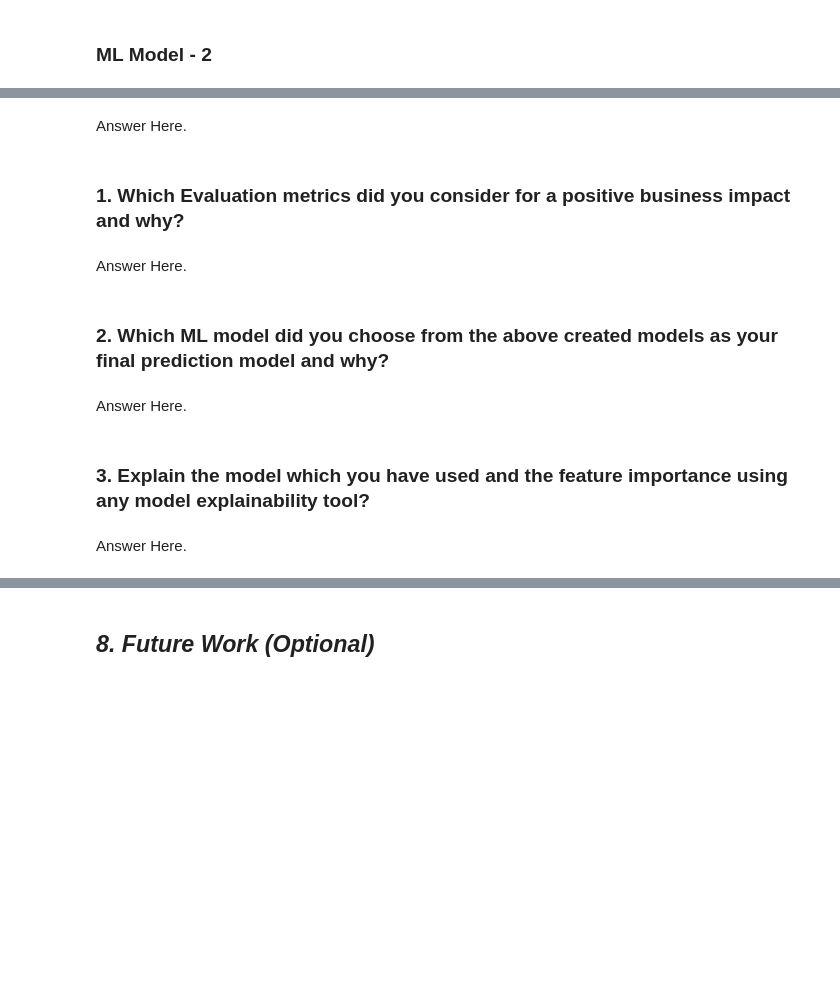
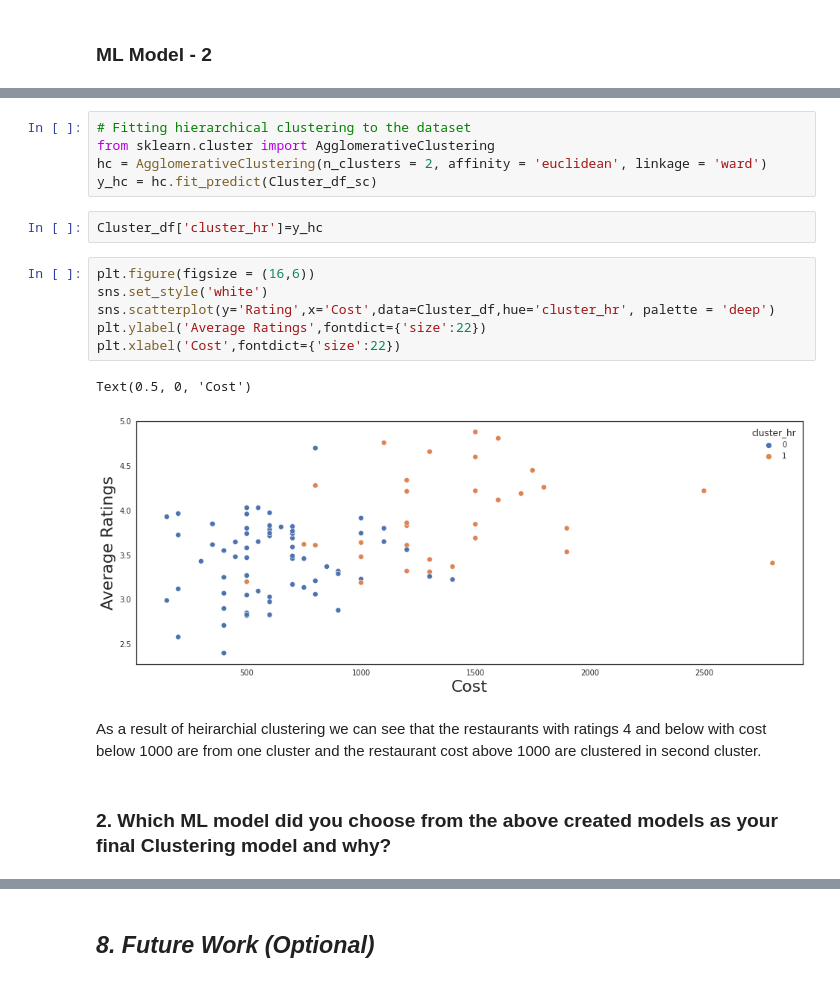
Before and after one commit to CoderPranavRaj/Zomato-Restaurant-Clustering-and-Sentiment-Analysis, a Jupyter notebook: ML_Submission_capstone_4.ipynb, the cells around one changed output, grey strips where cells are left out. Drawn from its saved outputs; the diff is of its cells as text; blank space fills up the shorter version.

```diff
--- a/ML_Submission_capstone_4.ipynb
+++ b/ML_Submission_capstone_4.ipynb
@@ -1509,14 +1407,20 @@ Answer Here.
-# %% [markdown]
-Answer Here.
-# %% [markdown]
-### 1. Which Evaluation metrics did you consider for a positive business impact and why?
-# %% [markdown]
-Answer Here.
+# %%
+# Fitting hierarchical clustering to the dataset
+from sklearn.cluster import AgglomerativeClustering
+hc = AgglomerativeClustering(n_clusters = 2, affinity = 'euclidean', linkage = 'ward')
+y_hc = hc.fit_predict(Cluster_df_sc)
+# %%
+Cluster_df['cluster_hr']=y_hc
+# %%
+plt.figure(figsize = (16,6))
+sns.set_style('white')
+sns.scatterplot(y='Rating',x='Cost',data=Cluster_df,hue='cluster_hr', palette = 'deep')
+plt.ylabel('Average Ratings',fontdict={'size':22})
+plt.xlabel('Cost',fontdict={'size':22})
+# %% [output]
+Text(0.5, 0, 'Cost')
+[figure, added]
+# %% [markdown]
+As a result of heirarchial clustering we can see that the restaurants with ratings 4 and below with cost below 1000 are from one cluster and the restaurant cost above 1000 are clustered in second cluster.
 # %% [markdown]
-### 2. Which ML model did you choose from the above created models as your final prediction model and why?
+### 2. Which ML model did you choose from the above created models as your final Clustering model and why?
-# %% [markdown]
-Answer Here.
-# %% [markdown]
-### 3. Explain the model which you have used and the feature importance using any model explainability tool?
-# %% [markdown]
-Answer Here.
```
Also changed, not shown: parts of 59 cells of this notebook.
